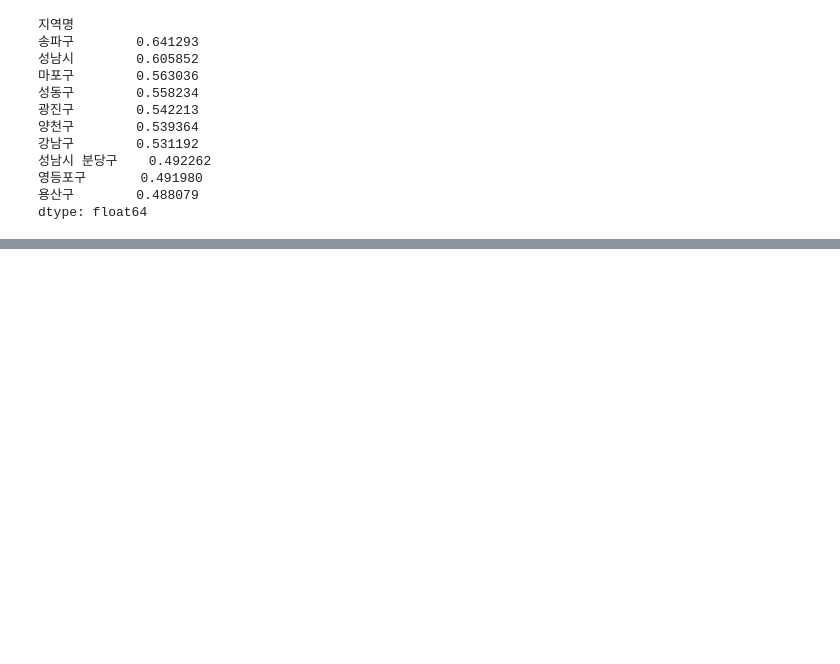
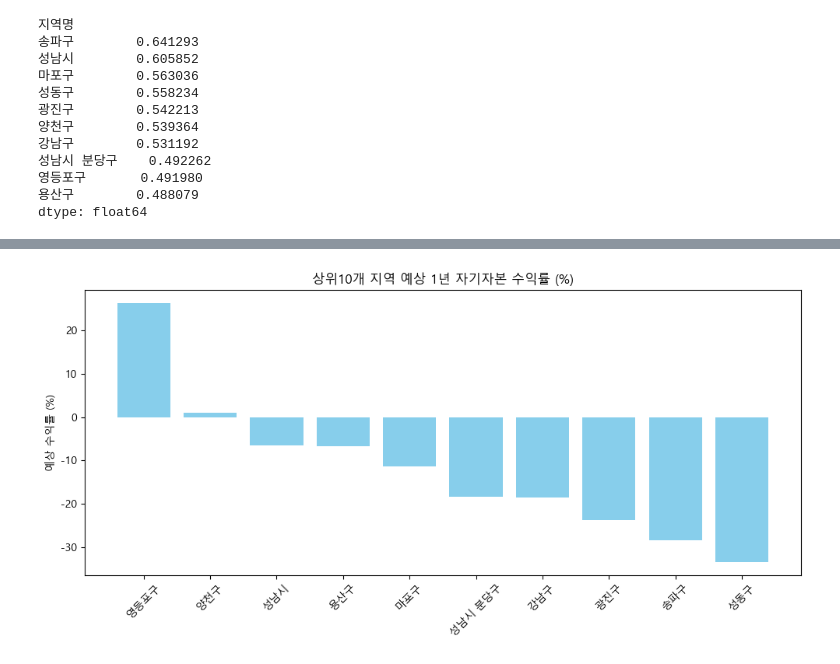
Before and after one commit to sungmin-kim310/hipython, a Jupyter notebook: 45_apt_price_data_analysis__skeleton(my).ipynb, the cells around one changed output, grey strips where cells are left out. Saved outputs shown, nothing was run; the diff lists cells and outputs as text; code cells hidden in the pictures; blank space fills up the shorter version.

```diff
--- a/45_apt_price_data_analysis__skeleton(my).ipynb
+++ b/45_apt_price_data_analysis__skeleton(my).ipynb
@@ -378,6 +369,24 @@ top10_sale
 성동구        1.017357
 광진구        0.991732
 Name: 매매지수, dtype: float64
+# %%
+# 최근 10년 데이터만 사용
+recent_rent_clean = df_rent_long[df_rent_long['지역명'].isin(valid_regions)].copy()
+
+# '-' → NaN → float 변환
+recent_rent_clean['전세지수'] = recent_rent_clean['전세지수'].replace('-', np.nan).astype(float)
+recent_rent_clean = recent_rent_clean.dropna(subset=['전세지수'])
+
+# 매매와 전세 데이터 합치기
+sale_rent = pd.merge(
+    recent_sale_clean,
+    recent_rent_clean[['지역명','날짜','전세지수']],
+    on=['지역명','날짜'],
+    how='inner'
+)
+
+# 상위 10개 지역 필터링
+top10_data = sale_rent[sale_rent['지역명'].isin(top10_regions)].copy()
 # %%
 top10_regions = top10_sale.index.tolist()
 
@@ -553,0 +583,55 @@ dtype: float64
+# %%
+import pandas as pd
+import numpy as np
+from sklearn.linear_model import LinearRegression
+import matplotlib.pyplot as plt
+
+# top10_regions = 상위 10개 지역 리스트
+# top10_data = 매매지수, 전세지수 포함 데이터프레임
+
+future_return = {}
+
+for region in top10_regions:
+    region_df = top10_data[top10_data['지역명'] == region].copy()
+    region_df = region_df.sort_values('날짜')
+
+    # 날짜를 숫자로 변환 (0,1,2,...)
+    region_df['주차'] = np.arange(len(region_df))
+
+    # 결측치 제거
+    region_df = region_df.dropna(subset=['매매지수', '전세지수'])
+
+    # 선형회귀: 매매지수 기준 미래 52주 예측
+    X = region_df[['주차']]
+    y = region_df['매매지수']
+
+    model = LinearRegression()
+    model.fit(X, y)
+
+    # 1년 후 주차
+    next_week = np.array([[X['주차'].max() + 52]])
+    predicted_price = model.predict(next_week)[0]
+
+    # 현재 매매가, 전세가
+    current_price = region_df['매매지수'].iloc[-1]
+    current_jeonse = region_df['전세지수'].iloc[-1]
+
+    # 자기자본 수익률 계산
+    equity = current_price - current_jeonse
+    predicted_return = (predicted_price - current_price) / equity * 100
+    future_return[region] = predicted_return
+
+# 결과 DataFrame
+pred_return_df = pd.DataFrame.from_dict(future_return, orient='index', columns=['예상1년수익률(%)'])
+pred_return_df = pred_return_df.sort_values('예상1년수익률(%)', ascending=False)
+
+# 그래프
+plt.figure(figsize=(10,5))
+plt.bar(pred_return_df.index, pred_return_df['예상1년수익률(%)'], color='skyblue')
+plt.title("상위10개 지역 예상 1년 자기자본 수익률 (%)")
+plt.ylabel("예상 수익률 (%)")
+plt.xticks(rotation=45)
+plt.tight_layout()
+plt.show()
+# %% [output]
+[figure, added]
```
Also changed, not shown: parts of 6 cells of this notebook.
